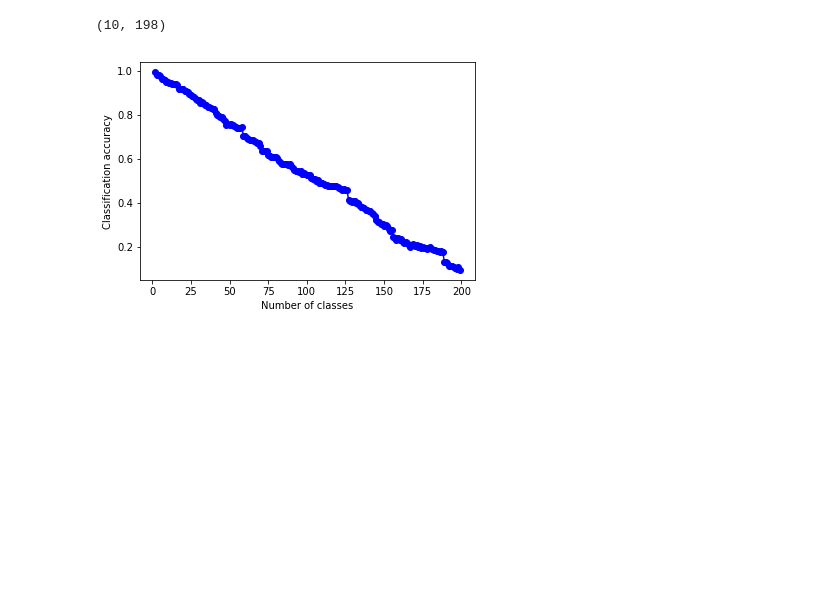
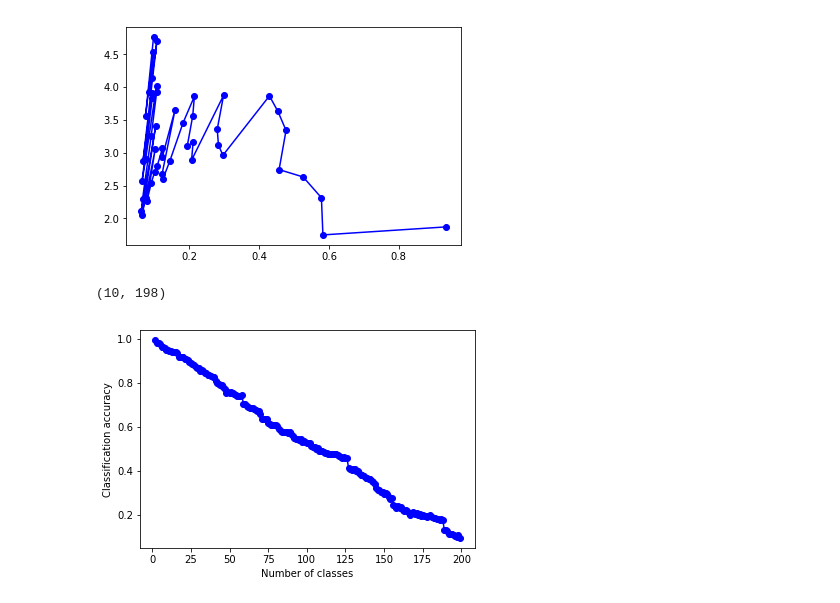
Before and after one commit to BouchardLab/ML_4_prec_prognosis, a Jupyter notebook: bin/outcome_clustering_plot.ipynb, the cells around one changed output. Saved outputs shown, nothing was run; the diff lists cells and outputs as text; code cells hidden in the pictures; blank space fills up the shorter version.

```diff
--- a/bin/outcome_clustering_plot.ipynb
+++ b/bin/outcome_clustering_plot.ipynb
@@ -4,3 +36,9 @@ import numpy as np
+# %%
+plt.figure()
+plt.plot(outcome, outcome*ranges, 'bo', linestyle = '-')
+plt.show()
+# %% [output]
+[figure, added]
 # %%
 outcome = np.load('outcome_clustering_results.npz')
 outcome = outcome['name1']
```
Also changed, not shown: parts of 6 cells of this notebook, 2 other files.
